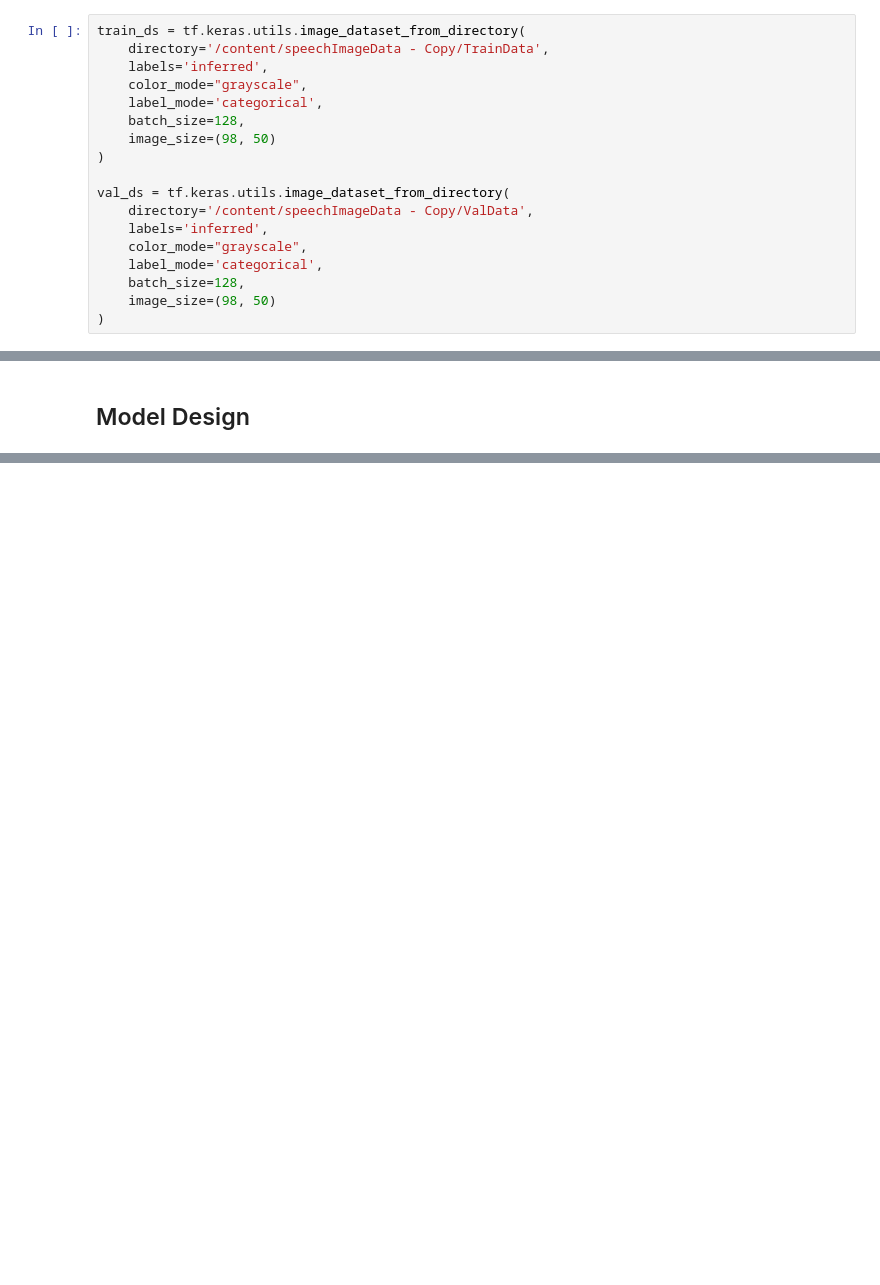
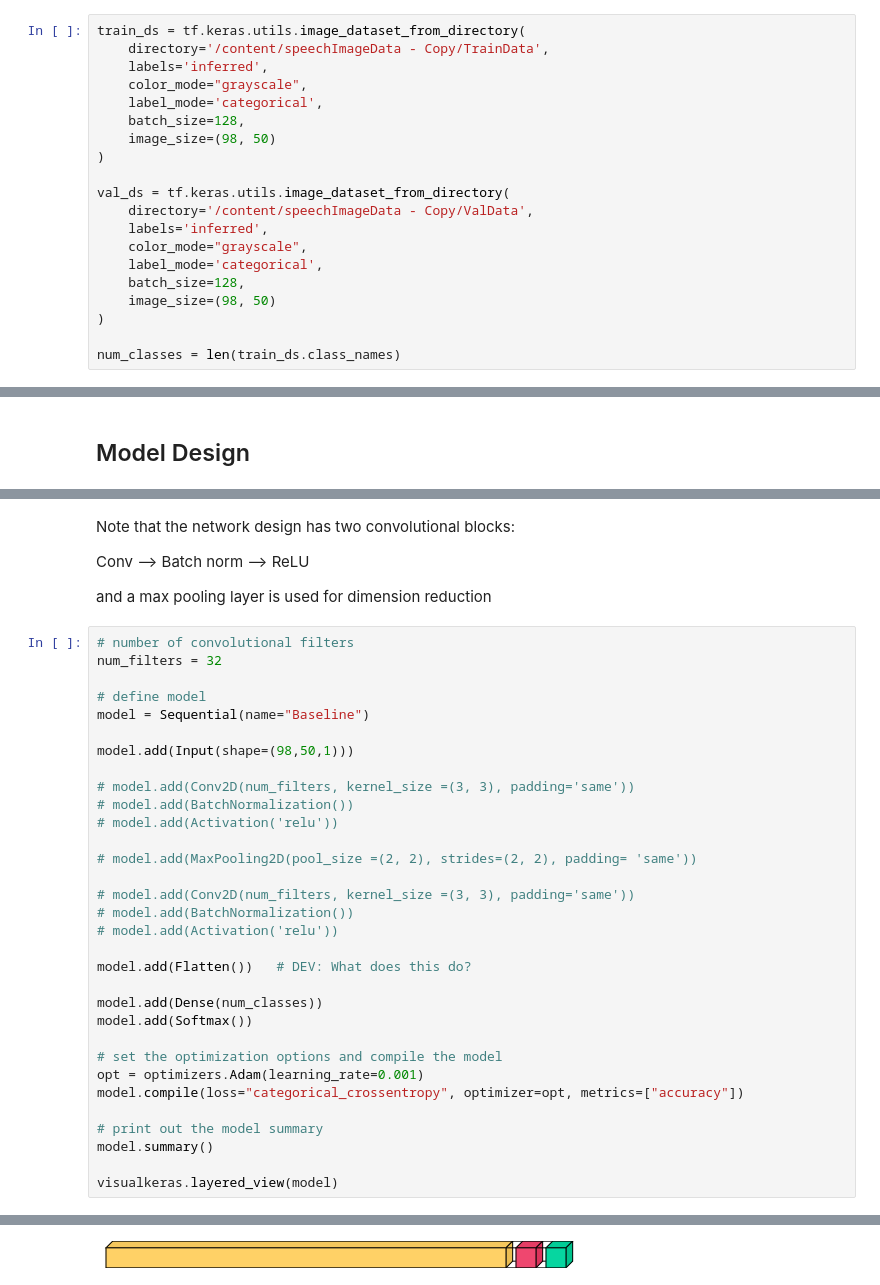
Before and after one commit to nivalf/Automated-Speech-Recognition, a Jupyter notebook: Automated_speech_recognition.ipynb, the cells around one changed output, grey strips where cells are left out. Saved outputs shown, nothing was run; the diff lists cells and outputs as text; blank space fills up the shorter version.

```diff
--- a/Automated_speech_recognition.ipynb
+++ b/Automated_speech_recognition.ipynb
@@ -57,6 +58,8 @@ val_ds = tf.keras.utils.image_dataset_from_directory(
     batch_size=128,
     image_size=(98, 50)
 )
+
+num_classes = len(train_ds.class_names)
 # %% [output]
 Found 2001 files belonging to 12 classes.
 Found 1171 files belonging to 12 classes.
@@ -116,0 +134,41 @@ from keras import optimizers, regularizers
+# %% [markdown]
+
+
+Note that the network design has two convolutional blocks:
+
+Conv --> Batch norm --> ReLU
+
+and a max pooling layer is used for dimension reduction
+# %%
+# number of convolutional filters
+num_filters = 32
+
+# define model
+model = Sequential(name="Baseline")
+
+model.add(Input(shape=(98,50,1)))
+
+# model.add(Conv2D(num_filters, kernel_size =(3, 3), padding='same'))
+# model.add(BatchNormalization())
+# model.add(Activation('relu'))
+
+# model.add(MaxPooling2D(pool_size =(2, 2), strides=(2, 2), padding= 'same'))
+
+# model.add(Conv2D(num_filters, kernel_size =(3, 3), padding='same'))
+# model.add(BatchNormalization())
+# model.add(Activation('relu'))
+
+model.add(Flatten())   # DEV: What does this do?
+
+model.add(Dense(num_classes))
+model.add(Softmax())
+
+# set the optimization options and compile the model
+opt = optimizers.Adam(learning_rate=0.001)
+model.compile(loss="categorical_crossentropy", optimizer=opt, metrics=["accuracy"])
+
+# print out the model summary
+model.summary()
+
+visualkeras.layered_view(model)
+# %% [output]
@@ -116,0 +190 @@ from keras import optimizers, regularizers
+[figure, added]
```
Also changed, not shown: parts of 16 cells of this notebook.
